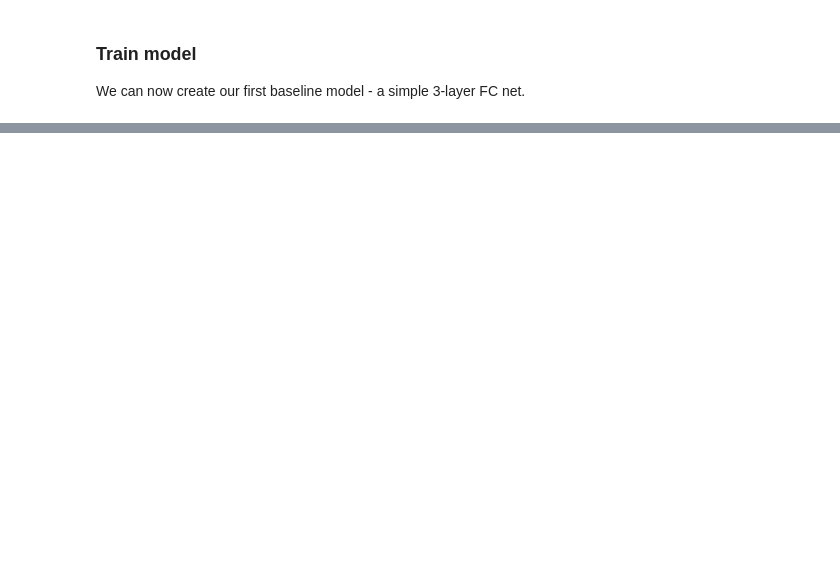
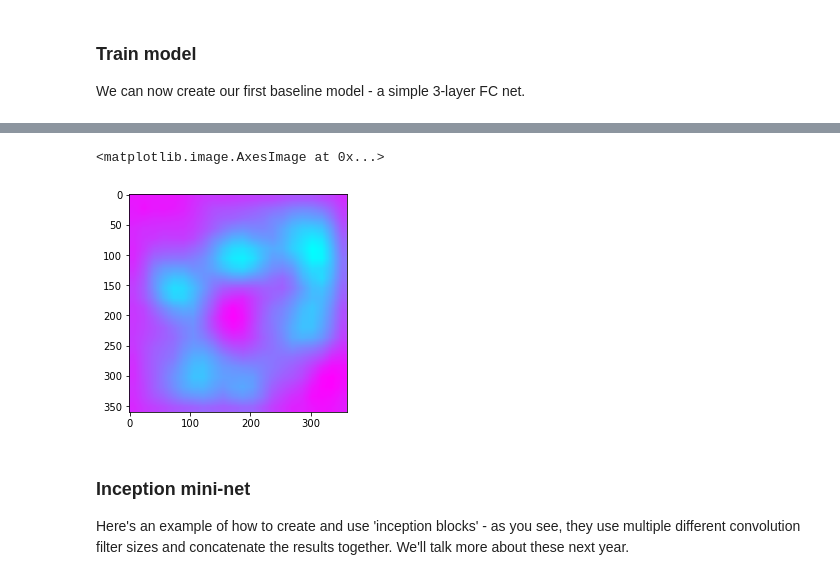
Before and after one commit to loocat/courses-1, a Jupyter notebook: deeplearning1/nbs/pr_lesson7.ipynb, the cells around one changed output, grey strips where cells are left out. Drawn from its saved outputs; the diff is of its cells as text; code cells hidden in the pictures; blank space fills up the shorter version.

```diff
--- a/deeplearning1/nbs/pr_lesson7.ipynb
+++ b/deeplearning1/nbs/pr_lesson7.ipynb
@@ -187,0 +826,10 @@ We can now create our first baseline model - a simple 3-layer FC net.
+# %%
+l = lrg_model.layers
+conv_fn = K.function([l[0].input, K.learning_phase()], [l[-3].output])
+# %%
+def get_cm2(inp, label):
+    conv = conv_fn([inp, 0])
+    conv = conv[0][0][label]
+    return scipy.misc.imresize(conv, (360, 360))
+# %%
+inp = np.expand_dims(conv_val_feat[0], 0)
@@ -187,0 +840,7 @@ We can now create our first baseline model - a simple 3-layer FC net.
+# %%
+cm = get_cm2(inp, 4)
+# %%
+plt.imshow(cm, cmap = 'cool')
+# %% [output]
+<matplotlib.image.AxesImage at 0x...>
+[figure, added]
@@ -187,0 +851,4 @@ We can now create our first baseline model - a simple 3-layer FC net.
+# %% [markdown]
+### Inception mini-net
+
+Here's an example of how to create and use 'inception blocks' - as you see, they use multiple different convolution filter sizes and concatenate the results together. We'll talk more about these next year.
```
Also changed, not shown: parts of 147 cells of this notebook.
